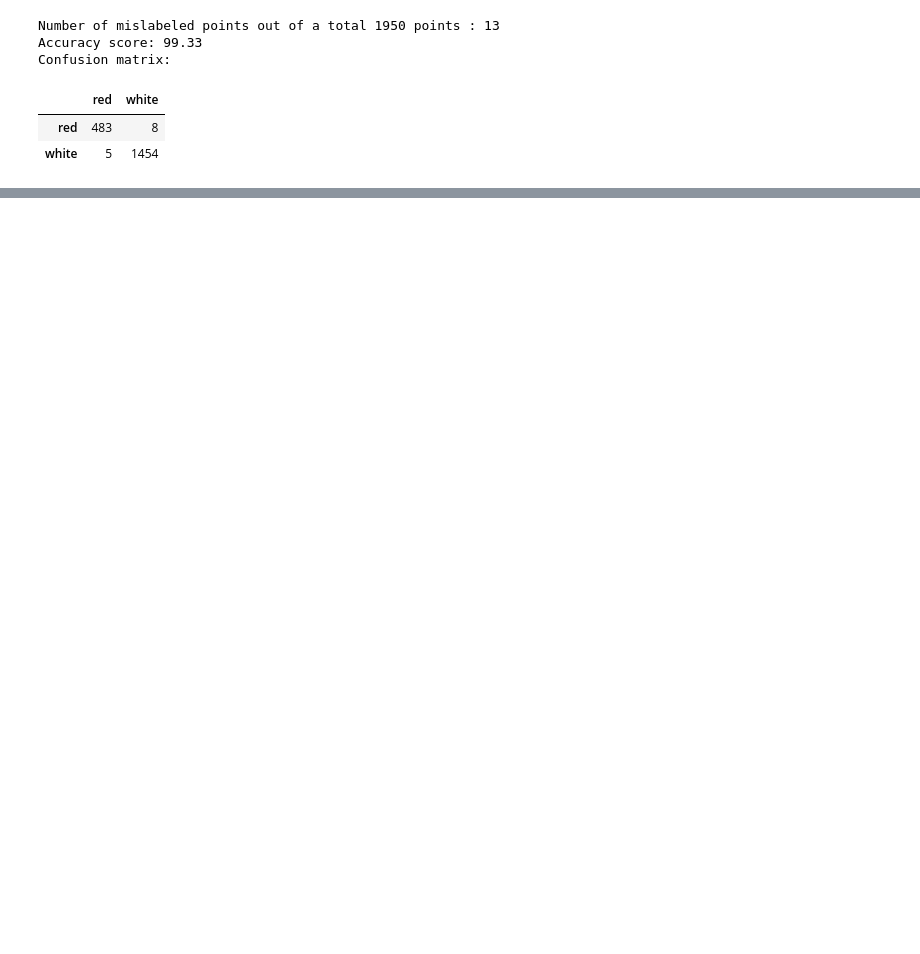
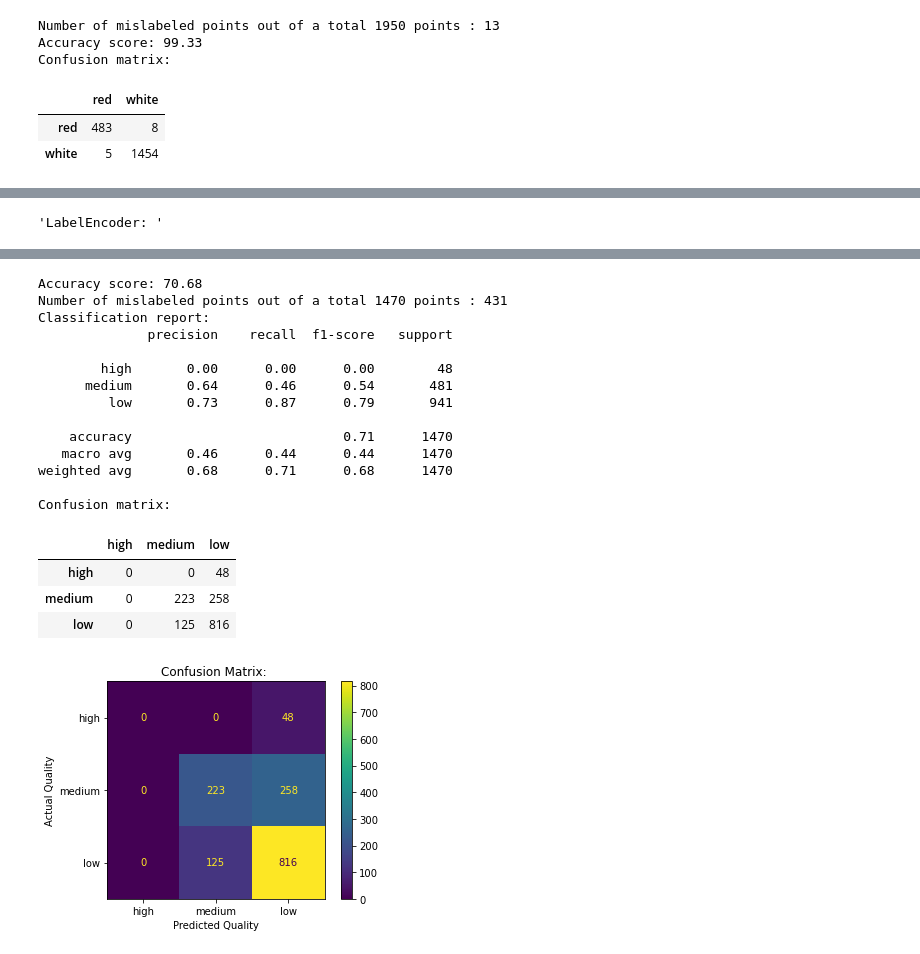
Before and after one commit to lvuduy/BlueBerry-Winery, a Jupyter notebook: PJ2_ML Models.ipynb, the cells around one changed output, grey strips where cells are left out. Drawn from its saved outputs; the diff is of its cells as text; code cells hidden in the pictures; blank space fills up the shorter version.

```diff
--- a/PJ2_ML Models.ipynb
+++ b/PJ2_ML Models.ipynb
@@ -949,0 +956,59 @@ Accuracy Mean SVC: 0.724754 (Std: 0.026750)
+# %%
+white_wine_modlab = white_wine.drop(["quality", "wine_type"], axis=1)
+
+labelencoder = LabelEncoder()
+
+# Assigning numerical values and storing in another column
+white_wine_modlab['Quality Label Encoded'] = labelencoder.fit_transform(white_wine_modlab["quality_label"])
+display("LabelEncoder: ", white_wine_modlab.tail(),white_wine_modlab.head() )
+
+#--> the features we will keep to build our model
+X = white_wine_modlab.iloc[:,:11]
+
+#y target --> what you're trying to predict
+y = white_wine_modlab.iloc[:,12]
+
+X_train, X_test, Y_train, Y_test = train_test_split(X,y, test_size= 0.30, random_state= 1, shuffle= True)
+
+# fit scaler on training data
+norm = MinMaxScaler().fit(X_train,Y_train)
+# transform training data
+X_train = norm.transform(X_train)
+# transform testing data
+X_test = norm.transform(X_test)
+
+# ML Model
+lr_lab = LogisticRegression()
+lr_lab.fit(X_train, Y_train)
+
+# Make predictions
+pred_lr = lr_lab.predict(X_test)
+
+#evaluate model
+print("Accuracy score: %.2f" %(accuracy_score(Y_test, pred_lr)*100))
+
+print("Number of mislabeled points out of a total %d points : %d" % (X_test.shape[0], (Y_test != pred_lr).sum()))
+
+#The classification report
+print("Classification report: ")
+print(classification_report(Y_test, pred_lr, target_names=["high", "medium", "low"]))
+
+# Plot Confusion Matrix
+label = ["high", "medium", "low"]
+#ConfusionMatrixDisplay.from_predictions(Y_test, pred_lr, display_labels= label ,colorbar= True, cmap="hot")
+
+cm = confusion_matrix(Y_test, pred_lr)
+cmd_obj = ConfusionMatrixDisplay(cm, display_labels=label)
+cmd_obj.plot()
+cmd_obj.ax_.set(
+                title='Confusion Matrix: ',
+                xlabel='Predicted Quality',
+                ylabel='Actual Quality')
+
+print("Confusion matrix:")
+labels = np.unique(Y_test)
+a = confusion_matrix(Y_test, pred_lr, labels=labels)
+a = pd.DataFrame(a, index=("high", "medium", "low"), columns=("high", "medium", "low"))
+display(a)
+# %% [output]
+'LabelEncoder: '
@@ -950,3 +1027,22 @@ Accuracy Mean SVC: 0.724754 (Std: 0.026750)
+Accuracy score: 70.68
+Number of mislabeled points out of a total 1470 points : 431
+Classification report:
+              precision    recall  f1-score   support
+
+        high       0.00      0.00      0.00        48
+      medium       0.64      0.46      0.54       481
+         low       0.73      0.87      0.79       941
+
+    accuracy                           0.71      1470
+   macro avg       0.46      0.44      0.44      1470
+weighted avg       0.68      0.71      0.68      1470
+
+Confusion matrix:
+|  | high | medium | low |
+| high | 0 | 0 | 48 |
+| medium | 0 | 223 | 258 |
+| low | 0 | 125 | 816 |
+[figure, added]
 # %%
 white_wine_modlab = white_wine.drop(["quality", "wine_type"], axis=1)
 
```
Also changed, not shown: parts of 14 cells of this notebook, 1 other file.
